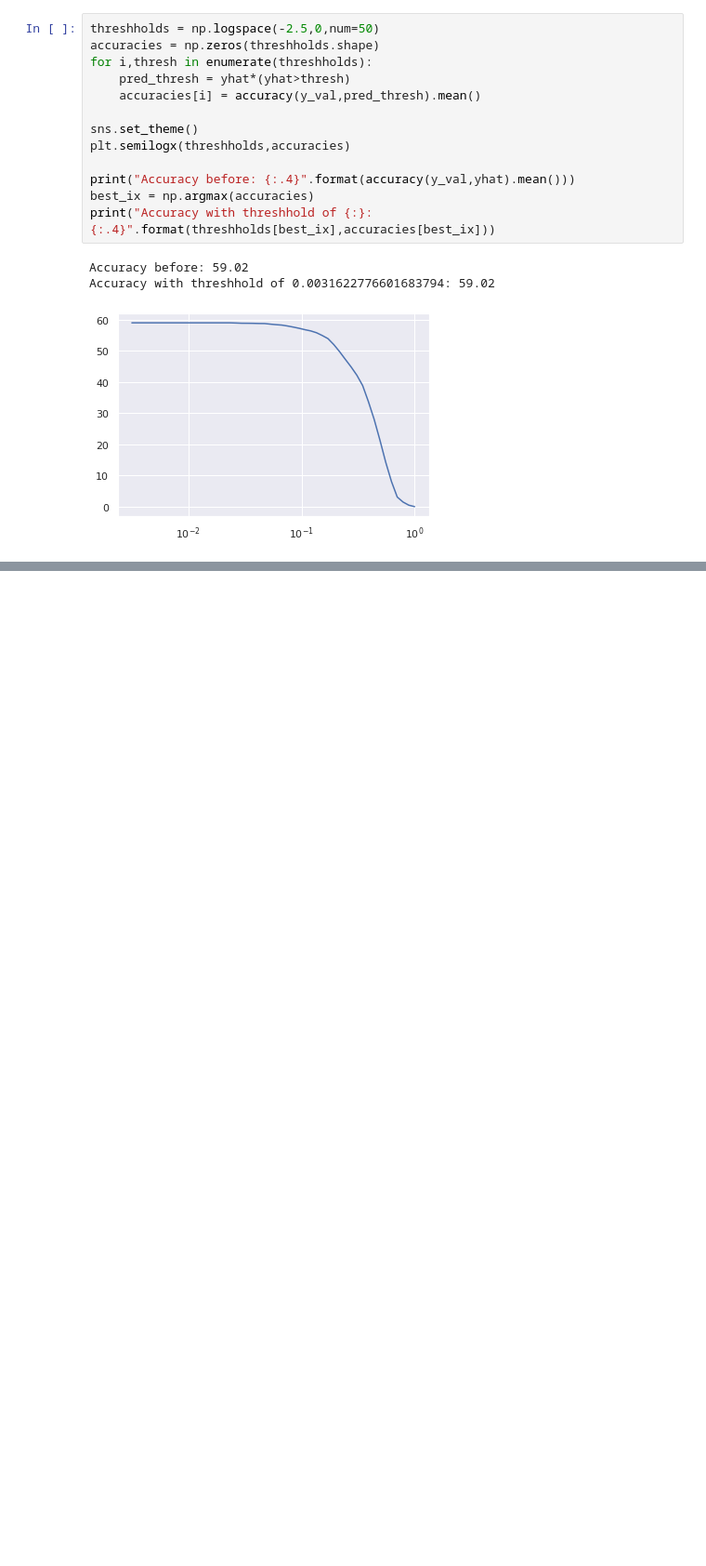
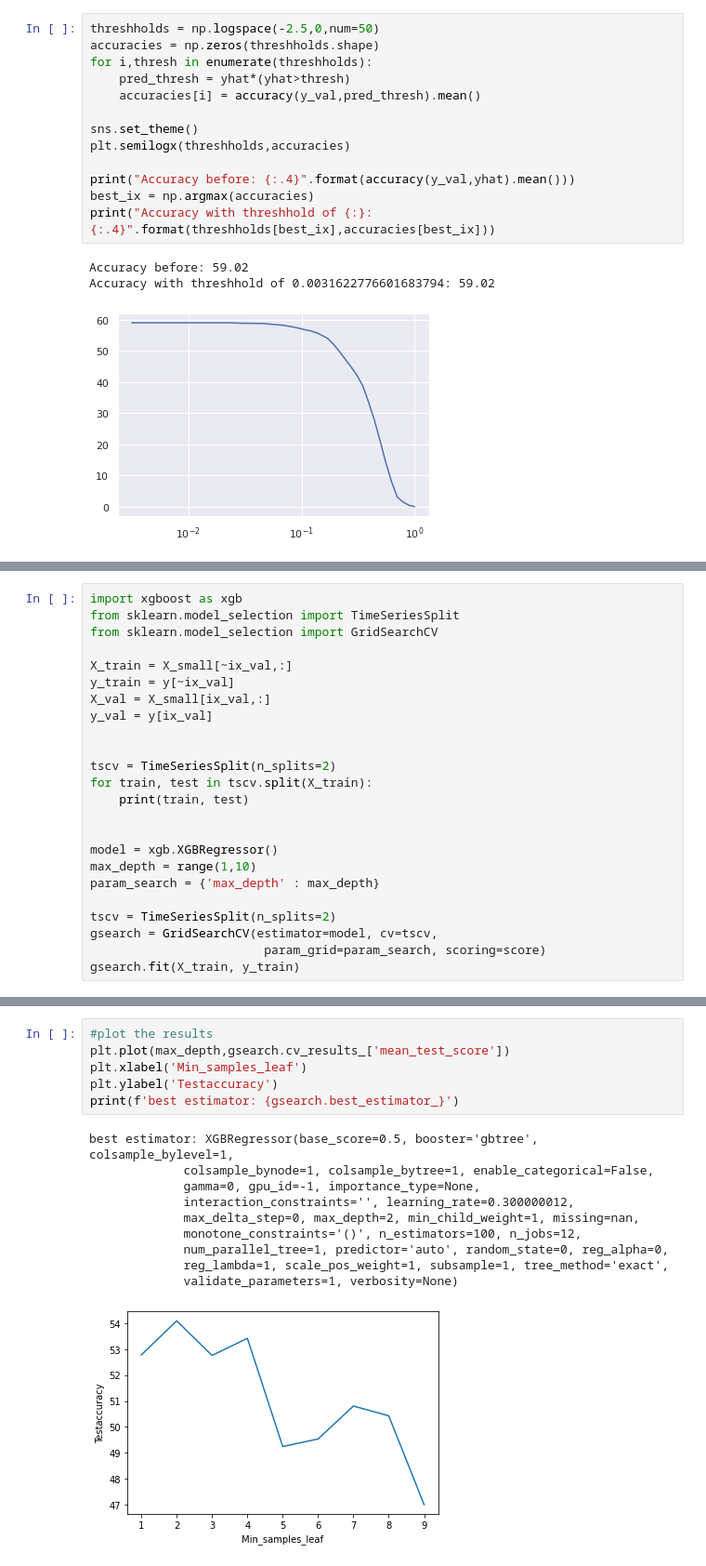
Before and after one commit to s183920/02582_Computational_Data_Analysis, a Jupyter notebook: Case1/model1.ipynb, the cells around one changed output, grey strips where cells are left out. Shown at 93% size. Cells and saved outputs as stored; diff of their text form; blank space fills up the shorter version.

```diff
--- a/Case1/model1.ipynb
+++ b/Case1/model1.ipynb
@@ -351,0 +451,24 @@ Accuracy with threshhold of 0.0031622776601683794: 59.02
+# %%
+import xgboost as xgb
+from sklearn.model_selection import TimeSeriesSplit
+from sklearn.model_selection import GridSearchCV
+
+X_train = X_small[~ix_val,:]
+y_train = y[~ix_val]
+X_val = X_small[ix_val,:]
+y_val = y[ix_val]
+
+
+tscv = TimeSeriesSplit(n_splits=2)
+for train, test in tscv.split(X_train):
+    print(train, test)
+
+
+model = xgb.XGBRegressor()
+max_depth = range(1,10)
+param_search = {'max_depth' : max_depth}
+
+tscv = TimeSeriesSplit(n_splits=2)
+gsearch = GridSearchCV(estimator=model, cv=tscv,
+                        param_grid=param_search, scoring=score)
+gsearch.fit(X_train, y_train)
@@ -351,0 +497,17 @@ Accuracy with threshhold of 0.0031622776601683794: 59.02
+# %%
+#plot the results
+plt.plot(max_depth,gsearch.cv_results_['mean_test_score'])
+plt.xlabel('Min_samples_leaf')
+plt.ylabel('Testaccuracy')
+print(f'best estimator: {gsearch.best_estimator_}')
+# %% [output]
+best estimator: XGBRegressor(base_score=0.5, booster='gbtree', colsample_bylevel=1,
+             colsample_bynode=1, colsample_bytree=1, enable_categorical=False,
+             gamma=0, gpu_id=-1, importance_type=None,
+             interaction_constraints='', learning_rate=0.300000012,
+             max_delta_step=0, max_depth=2, min_child_weight=1, missing=nan,
+             monotone_constraints='()', n_estimators=100, n_jobs=12,
+             num_parallel_tree=1, predictor='auto', random_state=0, reg_alpha=0,
+             reg_lambda=1, scale_pos_weight=1, subsample=1, tree_method='exact',
+             validate_parameters=1, verbosity=None)
+[figure, added]
```
Also changed, not shown: parts of 27 cells of this notebook, 9 other files.
